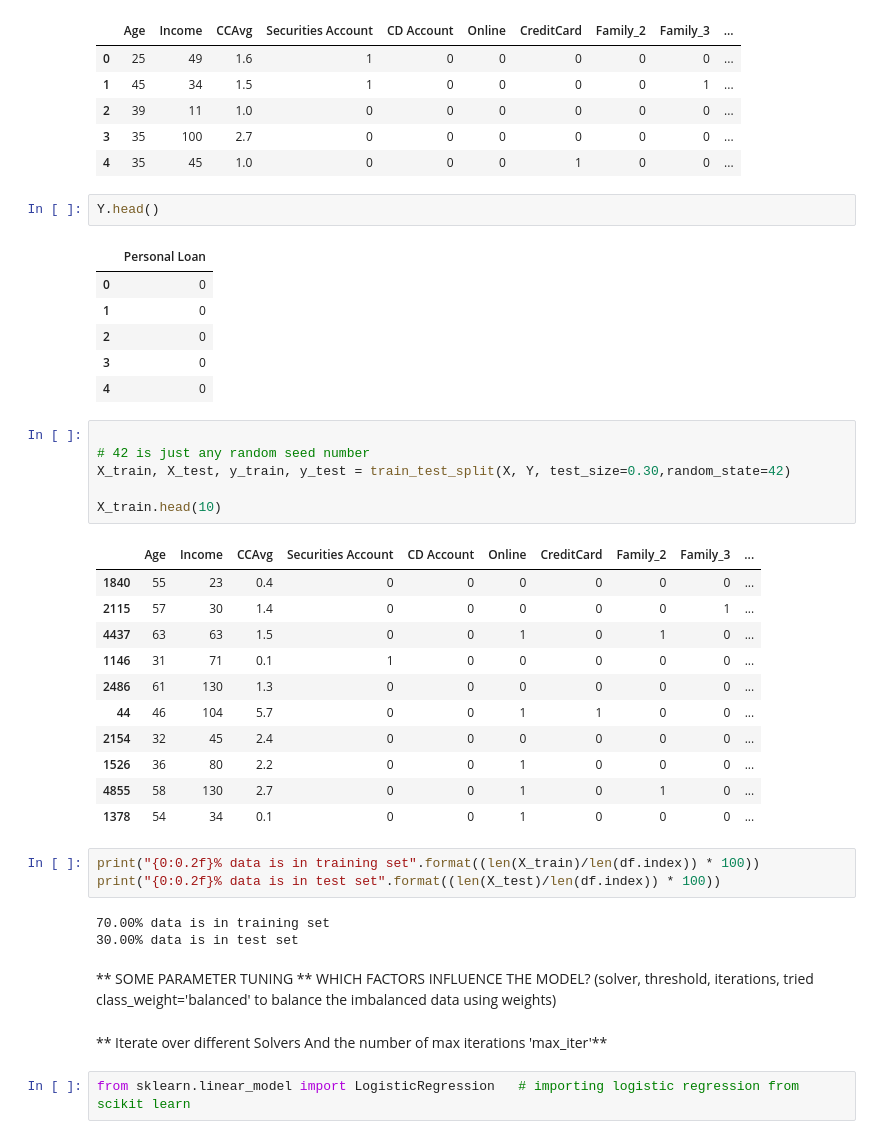
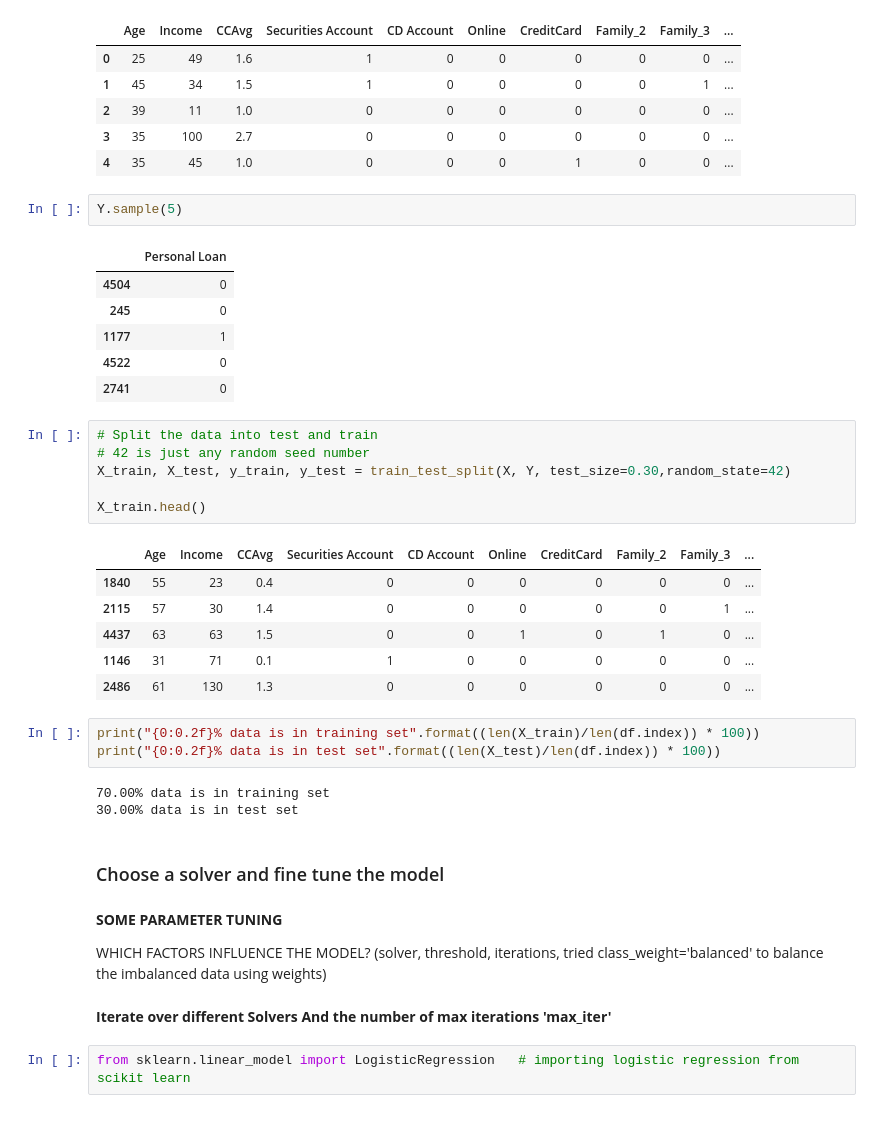
Before and after one commit to nishreenk/UDACITY_DATA_SCIENCE_NANO, a Jupyter notebook: DataScienceBlog/TheraBank_workbook_Nishrin_Kachwala.ipynb, the cells around one changed output. Drawn from its saved outputs; the diff is of its cells as text.

```diff
--- a/DataScienceBlog/TheraBank_workbook_Nishrin_Kachwala.ipynb
+++ b/DataScienceBlog/TheraBank_workbook_Nishrin_Kachwala.ipynb
@@ -453,44 +449,42 @@ X.head()
 | 2 | 39 | 11 | 1.0 | 0 | 0 | 0 | 0 | 0 | 0 | ... |
 | 3 | 35 | 100 | 2.7 | 0 | 0 | 0 | 0 | 0 | 0 | ... |
 | 4 | 35 | 45 | 1.0 | 0 | 0 | 0 | 1 | 0 | 0 | ... |
-# %%
-Y.head()
-# %% [output]
-|  | Personal Loan |
-| 0 | 0 |
-| 1 | 0 |
-| 2 | 0 |
-| 3 | 0 |
-| 4 | 0 |
+# %%
+Y.sample(5)
+# %% [output]
+|  | Personal Loan |
+| 4504 | 0 |
+| 245 | 0 |
+| 1177 | 1 |
+| 4522 | 0 |
+| 2741 | 0 |
 # %%
-
+# Split the data into test and train
 # 42 is just any random seed number
 X_train, X_test, y_train, y_test = train_test_split(X, Y, test_size=0.30,random_state=42)
 
-X_train.head(10)
+X_train.head()
 # %% [output]
 |  | Age | Income | CCAvg | Securities Account | CD Account | Online | CreditCard | Family_2 | Family_3 | ... |
 | 1840 | 55 | 23 | 0.4 | 0 | 0 | 0 | 0 | 0 | 0 | ... |
 | 2115 | 57 | 30 | 1.4 | 0 | 0 | 0 | 0 | 0 | 1 | ... |
 | 4437 | 63 | 63 | 1.5 | 0 | 0 | 1 | 0 | 1 | 0 | ... |
 | 1146 | 31 | 71 | 0.1 | 1 | 0 | 0 | 0 | 0 | 0 | ... |
 | 2486 | 61 | 130 | 1.3 | 0 | 0 | 0 | 0 | 0 | 0 | ... |
-| 44 | 46 | 104 | 5.7 | 0 | 0 | 1 | 1 | 0 | 0 | ... |
-| 2154 | 32 | 45 | 2.4 | 0 | 0 | 0 | 0 | 0 | 0 | ... |
-| 1526 | 36 | 80 | 2.2 | 0 | 0 | 1 | 0 | 0 | 0 | ... |
-| 4855 | 58 | 130 | 2.7 | 0 | 0 | 1 | 0 | 1 | 0 | ... |
-| 1378 | 54 | 34 | 0.1 | 0 | 0 | 1 | 0 | 0 | 0 | ... |
 # %%
 print("{0:0.2f}% data is in training set".format((len(X_train)/len(df.index)) * 100))
 print("{0:0.2f}% data is in test set".format((len(X_test)/len(df.index)) * 100))
 # %% [output]
 70.00% data is in training set
 30.00% data is in test set
+# %% [markdown]
+### <a id = "link2">Choose a solver and fine tune the model</a>
 # %% [markdown]
-** SOME PARAMETER TUNING **
+**SOME PARAMETER TUNING**
+
 WHICH FACTORS INFLUENCE THE MODEL? (solver, threshold, iterations, tried  class_weight='balanced' to balance the imbalanced data using weights)
 # %% [markdown]
-** Iterate over different Solvers And the number of max iterations 'max_iter'**
+**Iterate over different Solvers And the number of max iterations 'max_iter'**
 # %%
 from sklearn.linear_model import LogisticRegression   # importing logistic regression from scikit learn
 # %%
```
Also changed, not shown: parts of 39 cells of this notebook.
